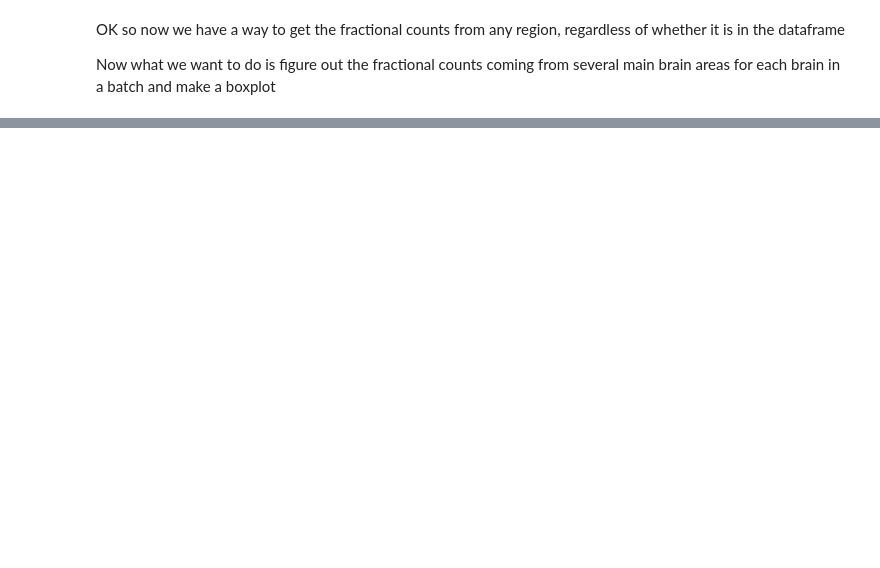
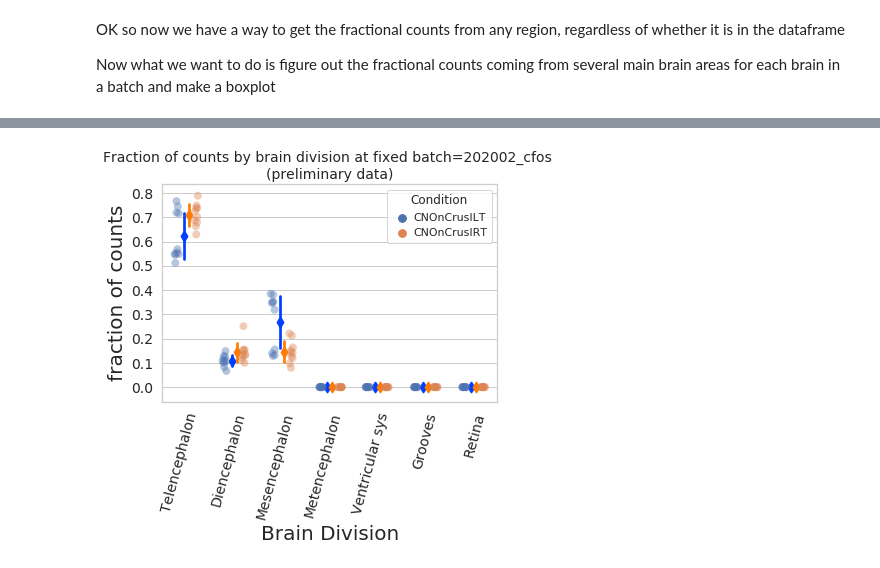
Before and after one commit to PrincetonUniversity/lightsheet_helper_scripts, a Jupyter notebook: projects/combine_cfos_batches/notebooks/cfos_batch_combination_v2.ipynb, the cells around one changed output, grey strips where cells are left out. Cells and saved outputs as stored; diff of their text form; code cells hidden in the pictures; blank space fills up the shorter version.

```diff
--- a/projects/combine_cfos_batches/notebooks/cfos_batch_combination_v2.ipynb
+++ b/projects/combine_cfos_batches/notebooks/cfos_batch_combination_v2.ipynb
@@ -263,6 +292,6 @@ The only branches that aren't covered are the 4 large ones. Let's add these to t
 # %%
 brain_division_dict = {
-    'Telencephalon':["Olfactory area","Isocortex","Cortical subplate","Hippocampal formation","Cerebral nuclei"],
+    'Telencephalon':["Olfactory areas","Isocortex","Cortical subplate","Hippocampal formation","Cerebral nuclei"],
     'Diencephalon':['Interbrain'],
     'Mesencephalon':['Midbrain','Hindbrain'],
     'Metencephalon':['Cerebellum'],
@@ -556,3 +379,0 @@ frac_counts_by_division
-# %%
-df_by_division = pd.DataFrame(frac_counts_by_division)
-df_by_division
@@ -622,18 +498,0 @@ df_by_division
-# %%
-# Make a boxplot comparing fractional counts for brains subjected to the
-# same condition but from different batches
-df_by_division = create_division_df(batch="202002_cfos",condition="CNOnCrusILT")
-df_by_division_2019 = create_division_df(batch="201908_tpham_ymaze_cfos",condition="CNOnCrusILT")
-# df_by_division_2019 = df_by_division_2019.assign(Batch="201908_tpham_ymaze_cfos")
-cdf = pd.concat([df_by_division, df_by_division_2019])
-# cdf
-
-cdf.drop(['Brain','Condition'],axis=1,inplace=True)
-mdf = pd.melt(cdf, id_vars=['Batch'], var_name=['Brain division'])
-mdf.rename(columns={'value':'fraction of counts'},inplace=True)
-mdf
-ax = sns.boxplot(x="Brain division", y="fraction of counts", hue="Batch", data=mdf)
-ax.set_title("Fraction of counts by brain division at fixed condition=CNOCrusILT \n(preliminary data)")
-plt.setp(ax.get_xticklabels(), rotation=45, ha="right",
-         rotation_mode="anchor")
-plt.savefig('../cfos_fraccount_fixed_condition_prelim.png')
@@ -661,0 +578,6 @@ plt.savefig('../figs/cfos_fraccount_fixed_batch_prelim.png')
+# %%
+make_stripplot_fixed_batch(batch="202002_cfos",
+                           condition_list=["CNOnCrusILT","CNOnCrusIRT"],
+                           count_type='frac')
+# %% [output]
+[figure, added]
```
Also changed, not shown: parts of 50 cells of this notebook.
